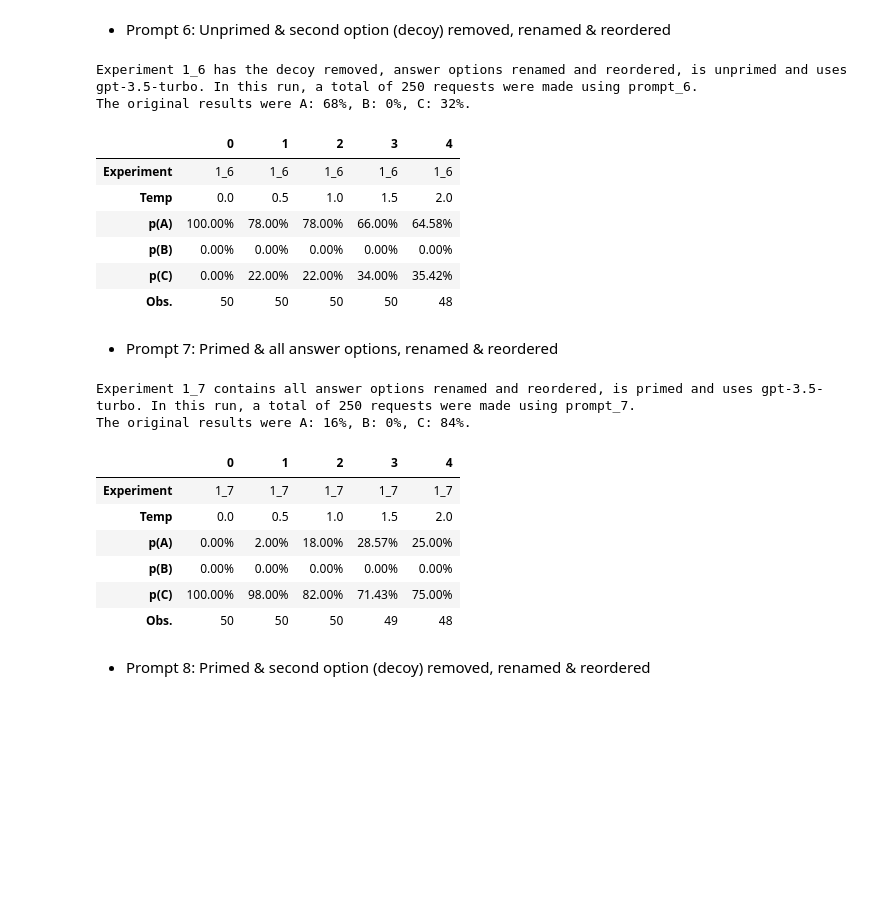
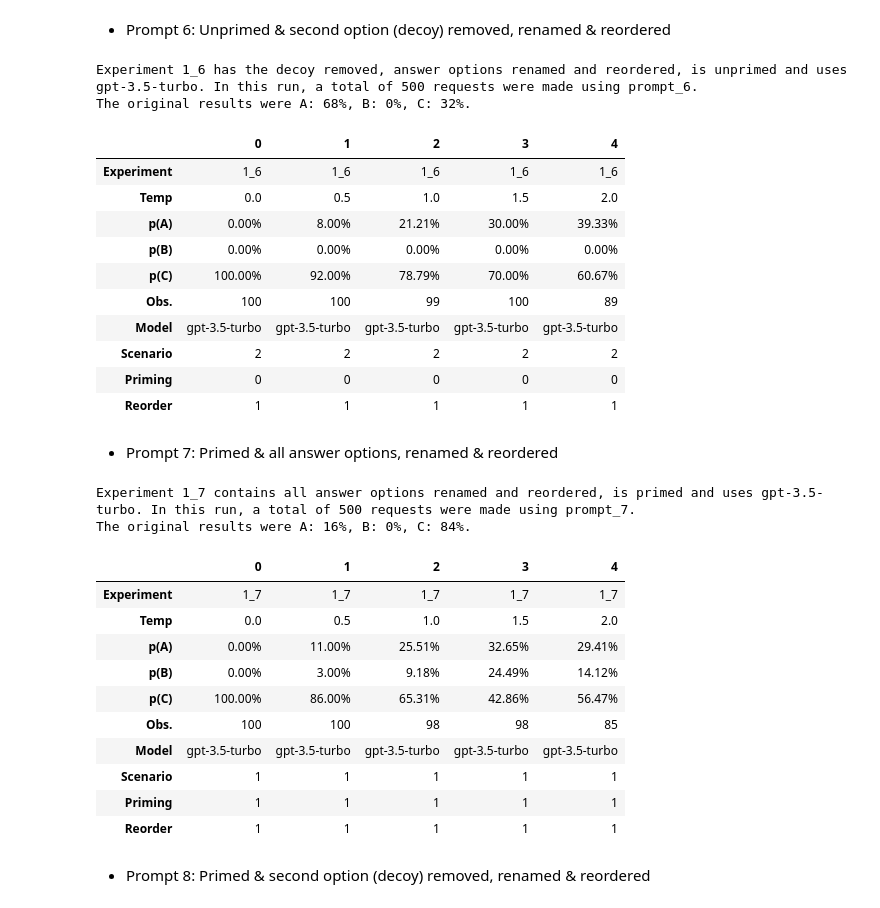
Before and after one commit to MariusDSPM/Data-Science-Project, a Jupyter notebook: Decoy Effect.ipynb, the cells around one changed output. Drawn from its saved outputs; the diff is of its cells as text; code cells hidden in the pictures; blank space fills up the shorter version.

```diff
--- a/Decoy Effect.ipynb
+++ b/Decoy Effect.ipynb
@@ -290,19 +397,19 @@ The following functions are introduced in order to emulate a survey for our pre-
 # %%
 # Function to count answers depending on prompt design which is reflected in the experiment id
 def count_answers(answers: list, experiment_id: str):
-    if experiment_id in ["1_1", "1_3","2_1", "2_3"]:
+    if experiment_id in ["1_1", "1_3","2_1", "2_3", "3_1", "3_3"]:
         A = answers.count("A")
         B = answers.count("B")
         C = answers.count("C")
-    elif experiment_id in ["1_2", "1_4", "2_2", "2_4"]:
+    elif experiment_id in ["1_2", "1_4", "2_2", "2_4", "3_2", "3_4"]:
         A = answers.count("A")
         B = 0 # Option B was removed
         C = answers.count("B") # makes comparison of results over prompts easier
-    elif experiment_id in ["1_5", "1_7", "2_5", "2_7"]:
+    elif experiment_id in ["1_5", "1_7", "2_5", "2_7", "3_5", "3_7"]:
         A = answers.count("Y")
         B = answers.count("Q")
         C = answers.count("X")
-    elif experiment_id in ["1_6", "1_8", "2_6", "2_8"]:
+    elif experiment_id in ["1_6", "1_8", "2_6", "2_8", "3_6", "3_8"]:
         A = answers.count("Y")
         B = 0 # Option Q was removed
         C = answers.count("X")
@@ -310,12 +417,12 @@ def count_answers(answers: list, experiment_id: str):
 
 # Function to count correct answers depending on prompt design which is reflected in the experiment id (used for percentages)
 def correct_answers(answers: list, experiment_id: str):
-    if experiment_id in ["1_1", "1_3","2_1", "2_3"]:
+    if experiment_id in ["1_1", "1_3","2_1", "2_3", "3_1", "3_3"]:
         len_correct = sum(1 for ans in answers if ans in ["A", "B", "C"])
-    elif experiment_id in ["1_2", "1_4", "2_2", "2_4"]:
+    elif experiment_id in ["1_2", "1_4", "2_2", "2_4", "3_2", "3_4"]:
         len_correct = sum(1 for ans in answers if ans in ["A", "B"])
-    elif experiment_id in ["1_5", "1_7", "2_5", "2_7"]:
+    elif experiment_id in ["1_5", "1_7", "2_5", "2_7", "3_5", "3_7"]:
         len_correct = sum(1 for ans in answers if ans in ["Y", "Q", "X"])
-    elif experiment_id in ["1_6", "1_8", "2_6", "2_8"]:
+    elif experiment_id in ["1_6", "1_8", "2_6", "2_8", "3_6", "3_8"]:
         len_correct = sum(1 for ans in answers if ans in ["Y", "X"])
-    return len_correct  # to avoid division by zero
+    return len_correct
@@ -342,7 +452,7 @@ def run_experiment(experiment_id: int, n: int,  progress_bar, temperature: int):
             max_tokens = 5,
             temperature = temperature, # range is 0 to 2
             messages = [
-            {"role": "system", "content": "Only answer with 1 letter."},
+            {"role": "system", "content": "Only answer with the letter of the alternative you would choose without any reasoning."},
             {"role": "user", "content": experiment_prompts_dict[experiment_id]},
                    ])
 
@@ -359,7 +469,7 @@ def run_experiment(experiment_id: int, n: int,  progress_bar, temperature: int):
     len_correct = int(correct_answers(answers, experiment_id)) # if/else of function makes sure that we count the correct answers according to the experiment id
 
     # Collecting results in a list
-    results = [experiment_id, temperature, A, B, C, len_correct]
+    results = [experiment_id, temperature, A, B, C, len_correct, model_dict[experiment_id], scenario_dict[experiment_id], priming_dict[experiment_id], reorder_dict[experiment_id]]
 
     # Calculate probabilities
     p_a = f"{(A / (len_correct + 0.000000001)) * 100:.2f}%"
@@ -367,8 +477,8 @@ def run_experiment(experiment_id: int, n: int,  progress_bar, temperature: int):
     p_c = f"{(C / (len_correct + 0.000000001)) * 100:.2f}%"
 
     # Collect probabilities in a dataframe
-    probs = [experiment_id, temperature, p_a, p_b, p_c, len_correct]
+    probs = [experiment_id, temperature, p_a, p_b, p_c, len_correct, model_dict[experiment_id], scenario_dict[experiment_id], priming_dict[experiment_id], reorder_dict[experiment_id]]
     # Print progress
     # print(f"Experiment {experiment_id} with {n} observations, using {prompt_ids_dict[experiment_id]} and temperature {temperature} completed.")
 
-    return answers, results, probs
+    return results, probs
@@ -375,6 +530,6 @@ def run_experiment(experiment_id: int, n: int,  progress_bar, temperature: int):
 # %%
 # Function to run 1 experiment over different temperature values
-def temperature_loop(experiment_id: str, temperature_list: list = [0, 0.5, 1, 1.5, 2], n: int = 50):
+def temperature_loop(function, experiment_id: str, temperature_list: list = [0, 0.5, 1, 1.5, 2], n: int = 50):
     """
     Function to run an experiment over different temperature values.
 
@@ -397,7 +552,7 @@ def temperature_loop(experiment_id: str, temperature_list: list = [0, 0.5, 1, 1.
 
     # Loop over different temperature values, calling the input function n times each (i.e. queriyng ChatGPT n times)
     for temperature in temperature_list:
-        answers, results, probs = run_experiment(experiment_id = experiment_id, n = n, temperature = temperature, progress_bar = progress_bar)
+        results, probs = function(experiment_id = experiment_id, n = n, temperature = temperature, progress_bar = progress_bar)
         results_list.append(results)
         probs_list.append(probs)
 
@@ -405,8 +560,8 @@ def temperature_loop(experiment_id: str, temperature_list: list = [0, 0.5, 1, 1.
     progress_bar.close()
 
     # Horizontally concatenate the results, transpose, and set index
-    results_df = pd.DataFrame(results_list).transpose().set_index(pd.Index(["Experiment", "Temp", "p(A)", "p(B)", "p(C)", "Obs."]))
-    probs_df = pd.DataFrame(probs_list).transpose().set_index(pd.Index(["Experiment", "Temp", "p(A)", "p(B)", "p(C)", "Obs."]))
+    results_df = pd.DataFrame(results_list).transpose().set_index(pd.Index(["Experiment", "Temp", "p(A)", "p(B)", "p(C)", "Obs.", "Model", "Scenario", "Priming", "Reorder"]))
+    probs_df = pd.DataFrame(probs_list).transpose().set_index(pd.Index(["Experiment", "Temp", "p(A)", "p(B)", "p(C)", "Obs.", "Model", "Scenario", "Priming", "Reorder"]))
 
     # Return some information about the experiment as a check
     check = f"{experiment_dict[experiment_id]} In this run, a total of {n*len(temperature_list)} requests were made using {prompt_ids_dict[experiment_id]}."
@@ -481,3 +615,6 @@ probs_test_test
+# %%
+# Set number of requests per temperature value
+N = 100
 # %% [markdown]
 - Prompt 1: Unprimed & all answer options
 # %%
@@ -559,33 +718,41 @@ The original results were A: 16%, B: 0%, C: 84%.
 # %% [markdown]
 - Prompt 6: Unprimed & second option (decoy) removed, renamed & reordered
 # %%
-results_1_6, probs_1_6 = temperature_loop(experiment_id = "1_6", temperature_list = [0, 0.5, 1, 1.5, 2], n = 50)
+results_1_6, probs_1_6 = temperature_loop(run_experiment, experiment_id = "1_6", temperature_list = [0, 0.5, 1, 1.5, 2], n = N)
 probs_1_6
 # %% [output]
-Experiment 1_6 has the decoy removed, answer options renamed and reordered, is unprimed and uses gpt-3.5-turbo. In this run, a total of 250 requests were made using prompt_6.
+Experiment 1_6 has the decoy removed, answer options renamed and reordered, is unprimed and uses gpt-3.5-turbo. In this run, a total of 500 requests were made using prompt_6.
 The original results were A: 68%, B: 0%, C: 32%.
 |  | 0 | 1 | 2 | 3 | 4 |
 | Experiment | 1_6 | 1_6 | 1_6 | 1_6 | 1_6 |
 | Temp | 0.0 | 0.5 | 1.0 | 1.5 | 2.0 |
-| p(A) | 100.00% | 78.00% | 78.00% | 66.00% | 64.58% |
+| p(A) | 0.00% | 8.00% | 21.21% | 30.00% | 39.33% |
 | p(B) | 0.00% | 0.00% | 0.00% | 0.00% | 0.00% |
-| p(C) | 0.00% | 22.00% | 22.00% | 34.00% | 35.42% |
-| Obs. | 50 | 50 | 50 | 50 | 48 |
+| p(C) | 100.00% | 92.00% | 78.79% | 70.00% | 60.67% |
+| Obs. | 100 | 100 | 99 | 100 | 89 |
+| Model | gpt-3.5-turbo | gpt-3.5-turbo | gpt-3.5-turbo | gpt-3.5-turbo | gpt-3.5-turbo |
+| Scenario | 2 | 2 | 2 | 2 | 2 |
+| Priming | 0 | 0 | 0 | 0 | 0 |
+| Reorder | 1 | 1 | 1 | 1 | 1 |
 # %% [markdown]
 - Prompt 7: Primed & all answer options, renamed & reordered
 # %%
-results_1_7, probs_1_7 = temperature_loop(experiment_id = "1_7", temperature_list = [0, 0.5, 1, 1.5, 2], n = 50)
+results_1_7, probs_1_7 = temperature_loop(run_experiment, experiment_id = "1_7", temperature_list = [0, 0.5, 1, 1.5, 2], n = N)
 probs_1_7
 # %% [output]
-Experiment 1_7 contains all answer options renamed and reordered, is primed and uses gpt-3.5-turbo. In this run, a total of 250 requests were made using prompt_7.
+Experiment 1_7 contains all answer options renamed and reordered, is primed and uses gpt-3.5-turbo. In this run, a total of 500 requests were made using prompt_7.
 The original results were A: 16%, B: 0%, C: 84%.
 |  | 0 | 1 | 2 | 3 | 4 |
 | Experiment | 1_7 | 1_7 | 1_7 | 1_7 | 1_7 |
 | Temp | 0.0 | 0.5 | 1.0 | 1.5 | 2.0 |
-| p(A) | 0.00% | 2.00% | 18.00% | 28.57% | 25.00% |
-| p(B) | 0.00% | 0.00% | 0.00% | 0.00% | 0.00% |
-| p(C) | 100.00% | 98.00% | 82.00% | 71.43% | 75.00% |
-| Obs. | 50 | 50 | 50 | 49 | 48 |
+| p(A) | 0.00% | 11.00% | 25.51% | 32.65% | 29.41% |
+| p(B) | 0.00% | 3.00% | 9.18% | 24.49% | 14.12% |
+| p(C) | 100.00% | 86.00% | 65.31% | 42.86% | 56.47% |
+| Obs. | 100 | 100 | 98 | 98 | 85 |
+| Model | gpt-3.5-turbo | gpt-3.5-turbo | gpt-3.5-turbo | gpt-3.5-turbo | gpt-3.5-turbo |
+| Scenario | 1 | 1 | 1 | 1 | 1 |
+| Priming | 1 | 1 | 1 | 1 | 1 |
+| Reorder | 1 | 1 | 1 | 1 | 1 |
 # %% [markdown]
 - Prompt 8: Primed & second option (decoy) removed, renamed & reordered
 # %%
```
Also changed, not shown: parts of 54 cells of this notebook, 1 other file.
